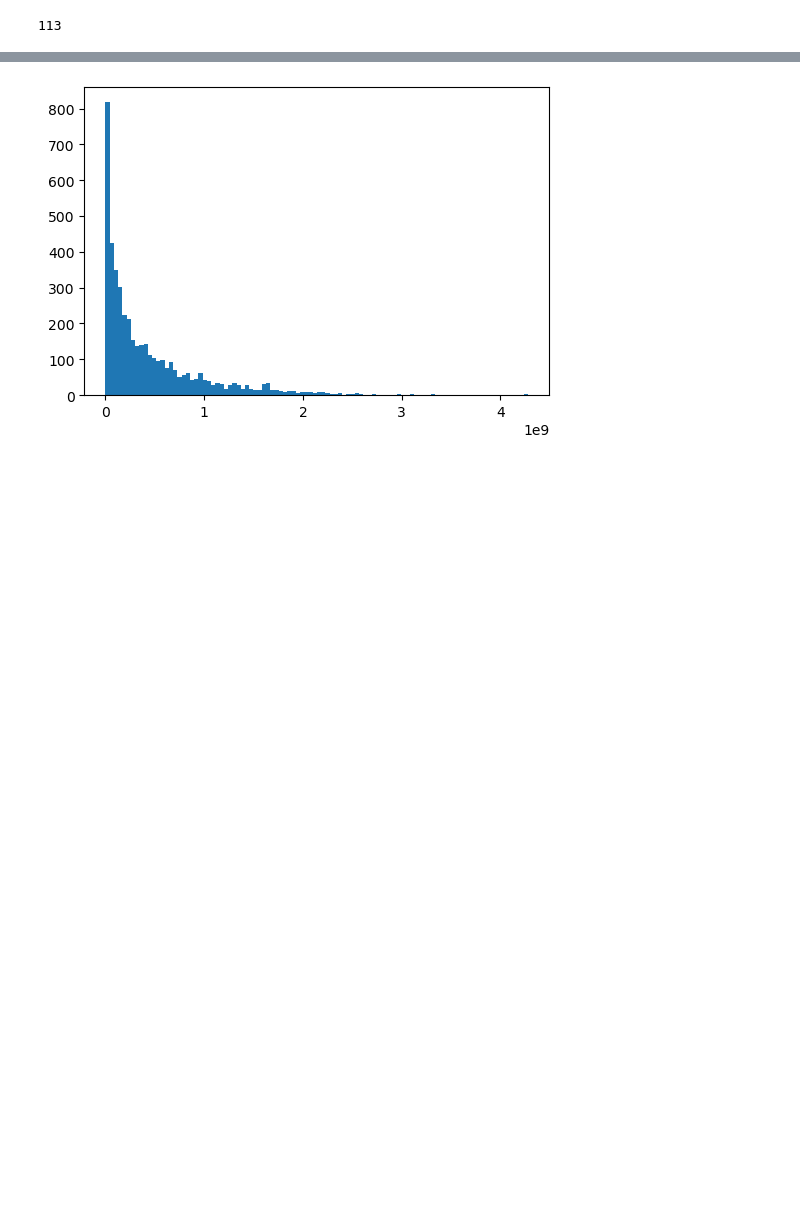
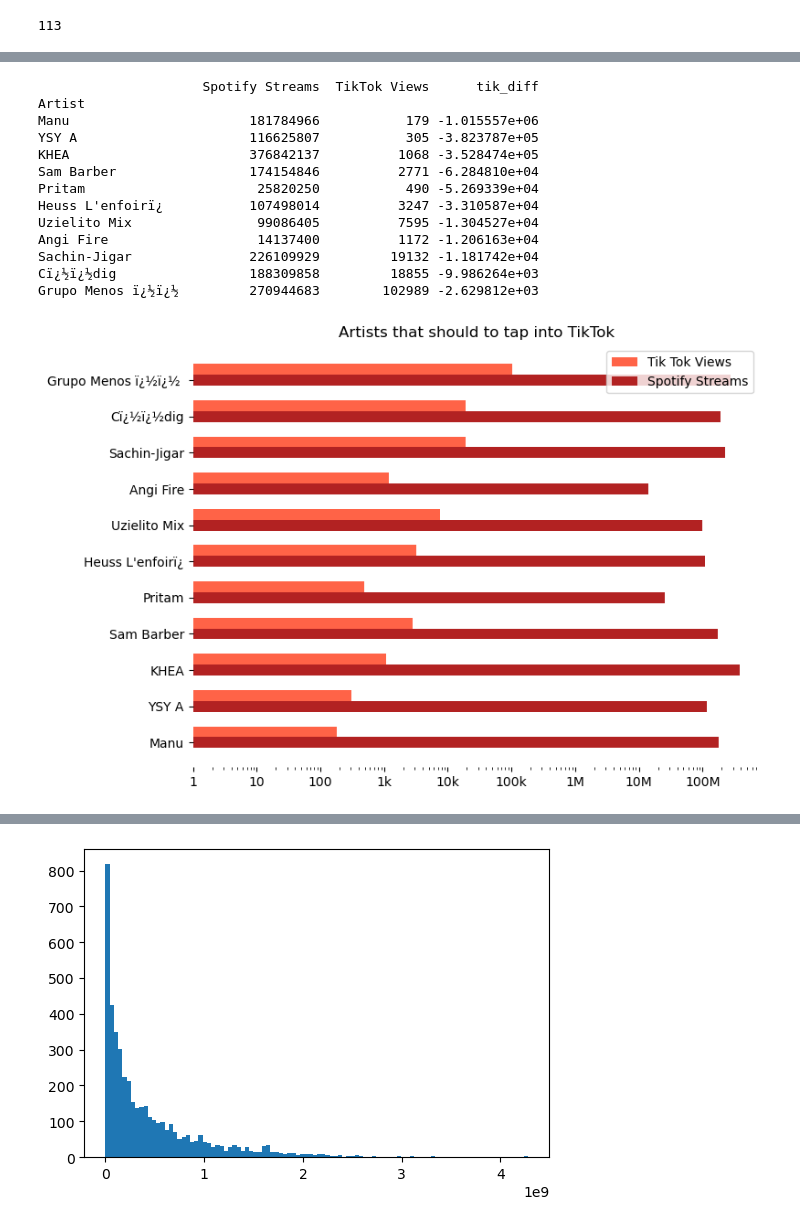
Before and after one commit to al-gent/msds_593_final, a Jupyter notebook: final.ipynb, the cells around one changed output, grey strips where cells are left out. Saved outputs shown, nothing was run; the diff lists cells and outputs as text; code cells hidden in the pictures; blank space fills up the shorter version.

```diff
--- a/final.ipynb
+++ b/final.ipynb
@@ -112,0 +162,11 @@ See the caveats in the documentation: https://pandas.pydata.org/pandas-docs/stab
+# %%
+tikclean = df.dropna(subset=['Spotify Streams', 'TikTok Views'])
+cols=['Spotify Streams', 'TikTok Views']
+for col in cols:
+    if tikclean[col].dtype == 'object':  # Check if the column is of type object (usually string)
+        tikclean[col] = tikclean[col].astype(str).str.replace(',', '').astype(float).astype(int)
+
+
+streams_views_by_artist = tikclean.groupby('Artist')[['Spotify Streams', 'TikTok Views']].sum().sort_values(by='Spotify Streams', ascending=False)
+
+streams_views_by_artist
@@ -112,0 +198,44 @@ See the caveats in the documentation: https://pandas.pydata.org/pandas-docs/stab
+# %%
+streams_views_by_artist['tik_diff'] = ( streams_views_by_artist['TikTok Views'] - streams_views_by_artist['Spotify Streams']) /streams_views_by_artist['TikTok Views']
+top_10= streams_views_by_artist.sort_values(by='tik_diff', ascending=True)[:11]
+print(top_10)
+artists=top_10.index.values
+
+fig, ax =plt.subplots(figsize=(8,6))
+h=0.3
+views= top_10['TikTok Views']
+streams=top_10['Spotify Streams']
+
+ax.barh(np.arange(len(artists))+h, views,height=h, label='Tik Tok Views', color='tomato')
+ax.barh(np.arange(len(artists)), streams,height=h, label='Spotify Streams',color='firebrick')
+
+ax.set_xscale('log')
+ax.set_xticks([1, 1e1, 1e2, 1e3, 1e4, 1e5, 1e6, 1e7, 1e8])
+ax.set_xticklabels(['1', '10', '100', '1k', '10k', '100k', '1M', '10M', '100M'])
+
+ax.spines['top'].set_visible(False)
+ax.spines['right'].set_visible(False)
+ax.spines['bottom'].set_visible(False)
+ax.spines['left'].set_visible(False)
+
+ax.set_title('Artists that should to tap into TikTok')
+
+ax.set_yticks(np.arange(len(artists)))
+ax.set_yticklabels(artists)
+ax.legend(loc='best')
+plt.show()
+# %% [output]
+                     Spotify Streams  TikTok Views      tik_diff
+Artist
+Manu                       181784966           179 -1.015557e+06
+YSY A                      116625807           305 -3.823787e+05
+KHEA                       376842137          1068 -3.528474e+05
+Sam Barber                 174154846          2771 -6.284810e+04
+Pritam                      25820250           490 -5.269339e+04
+Heuss L'enfoirï¿           107498014          3247 -3.310587e+04
+Uzielito Mix                99086405          7595 -1.304527e+04
+Angi Fire                   14137400          1172 -1.206163e+04
+Sachin-Jigar               226109929         19132 -1.181742e+04
+Cï¿½ï¿½dig                 188309858         18855 -9.986264e+03
+Grupo Menos ï¿½ï¿½         270944683        102989 -2.629812e+03
+[figure, added]
```
Also changed, not shown: parts of 33 cells of this notebook.
